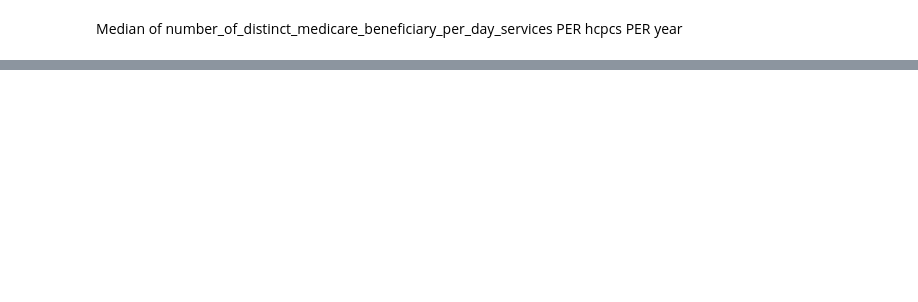
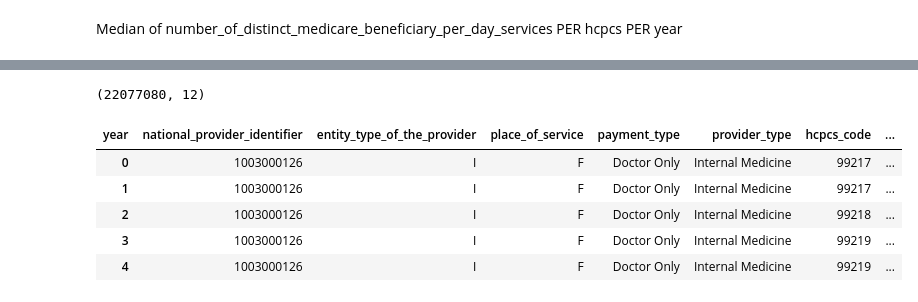
Before and after one commit to arikhursheed/healthcare-bluebook-phoenix, a Jupyter notebook: notebooks/hcbb_eda.ipynb, the cells around one changed output, grey strips where cells are left out. Cells and saved outputs as stored; diff of their text form; code cells hidden in the pictures; blank space fills up the shorter version.

```diff
--- a/notebooks/hcbb_eda.ipynb
+++ b/notebooks/hcbb_eda.ipynb
@@ -63,0 +182,11 @@ May be merging dataframes, TBD - merged, with separate row for each NPI, with se
+# %%
+print(df_bpd_pvt.shape)
+df_bpd_pvt.head()
+# %% [output]
+(22077080, 12)
+| year | national_provider_identifier | entity_type_of_the_provider | place_of_service | payment_type | provider_type | hcpcs_code | ... |
+| 0 | 1003000126 | I | F | Doctor Only | Internal Medicine | 99217 | ... |
+| 1 | 1003000126 | I | F | Doctor Only | Internal Medicine | 99217 | ... |
+| 2 | 1003000126 | I | F | Doctor Only | Internal Medicine | 99218 | ... |
+| 3 | 1003000126 | I | F | Doctor Only | Internal Medicine | 99219 | ... |
+| 4 | 1003000126 | I | F | Doctor Only | Internal Medicine | 99219 | ... |
```
Also changed, not shown: parts of 32 cells of this notebook.
